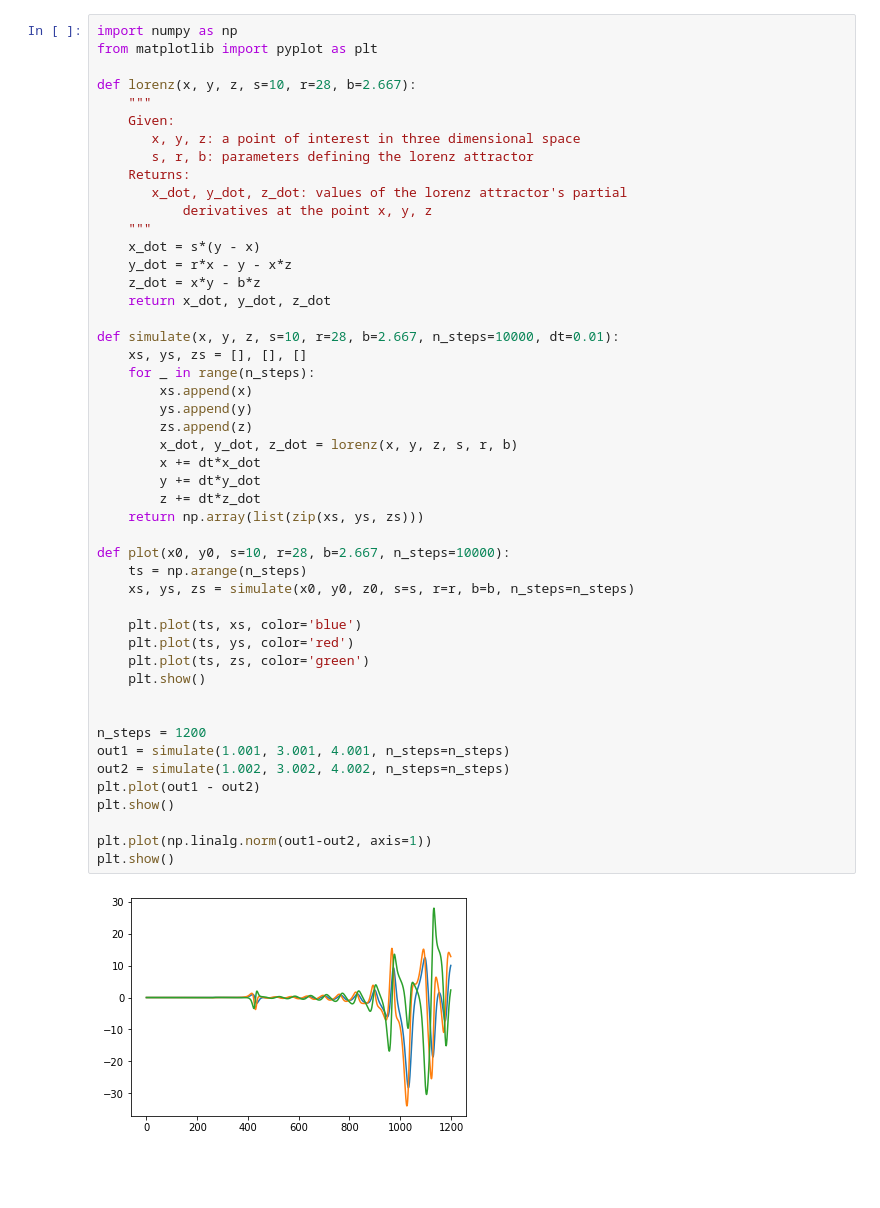
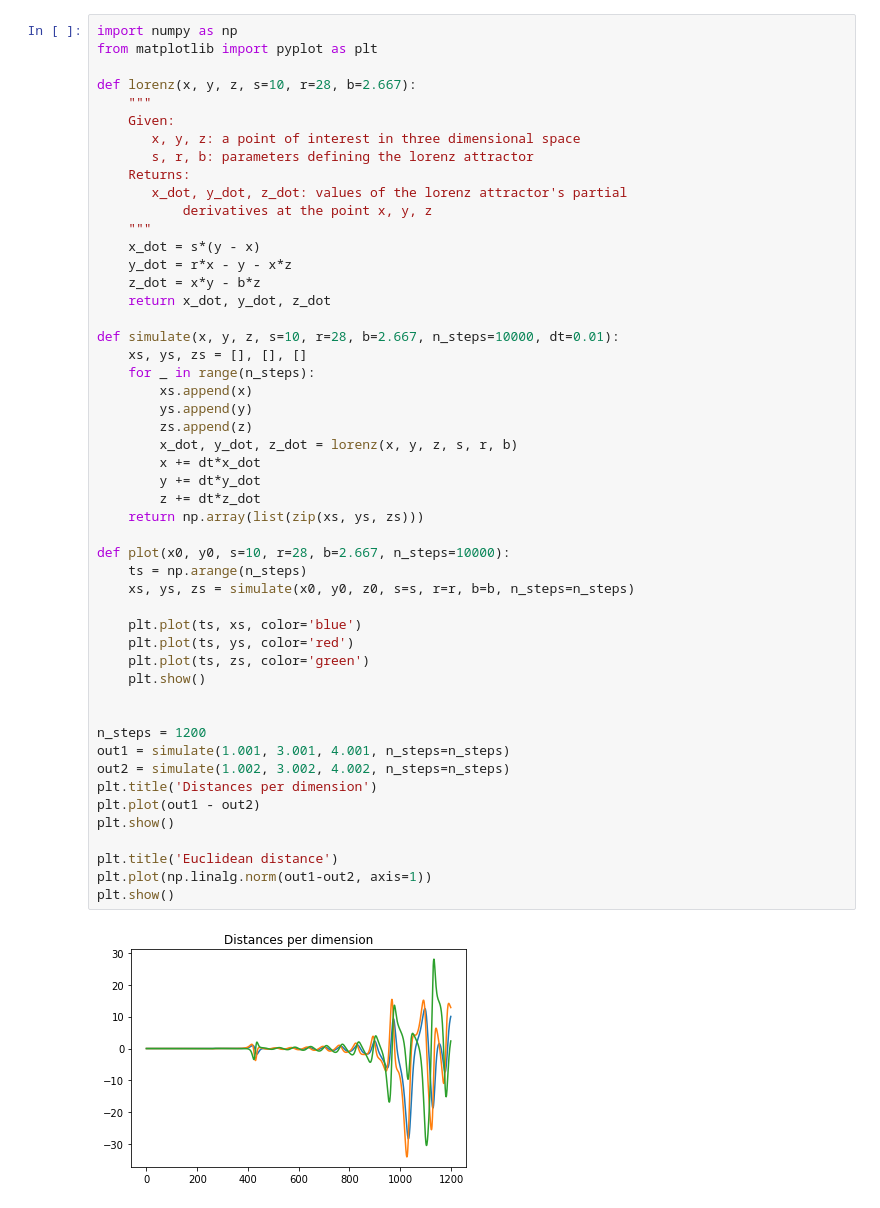
Before and after one commit to skipperkongen/chaos, a Jupyter notebook: lorenz-attractor.ipynb, the cells around one changed output. Cells and saved outputs as stored; diff of their text form; blank space fills up the shorter version.

```diff
--- a/lorenz-attractor.ipynb
+++ b/lorenz-attractor.ipynb
@@ -22,31 +22,33 @@ def simulate(x, y, z, s=10, r=28, b=2.667, n_steps=10000, dt=0.01):
     xs, ys, zs = [], [], []
     for _ in range(n_steps):
         xs.append(x)
         ys.append(y)
         zs.append(z)
         x_dot, y_dot, z_dot = lorenz(x, y, z, s, r, b)
         x += dt*x_dot
         y += dt*y_dot
         z += dt*z_dot
     return np.array(list(zip(xs, ys, zs)))
 
 def plot(x0, y0, s=10, r=28, b=2.667, n_steps=10000):
     ts = np.arange(n_steps)
     xs, ys, zs = simulate(x0, y0, z0, s=s, r=r, b=b, n_steps=n_steps)
 
     plt.plot(ts, xs, color='blue')
     plt.plot(ts, ys, color='red')
     plt.plot(ts, zs, color='green')
     plt.show()
 
 
 n_steps = 1200
 out1 = simulate(1.001, 3.001, 4.001, n_steps=n_steps)
 out2 = simulate(1.002, 3.002, 4.002, n_steps=n_steps)
+plt.title('Distances per dimension')
 plt.plot(out1 - out2)
 plt.show()
 
+plt.title('Euclidean distance')
 plt.plot(np.linalg.norm(out1-out2, axis=1))
 plt.show()
 # %% [output]
-[figure, old version]
+[figure, new version]
```
Also changed, not shown: parts of 2 cells of this notebook, 1 other file.
